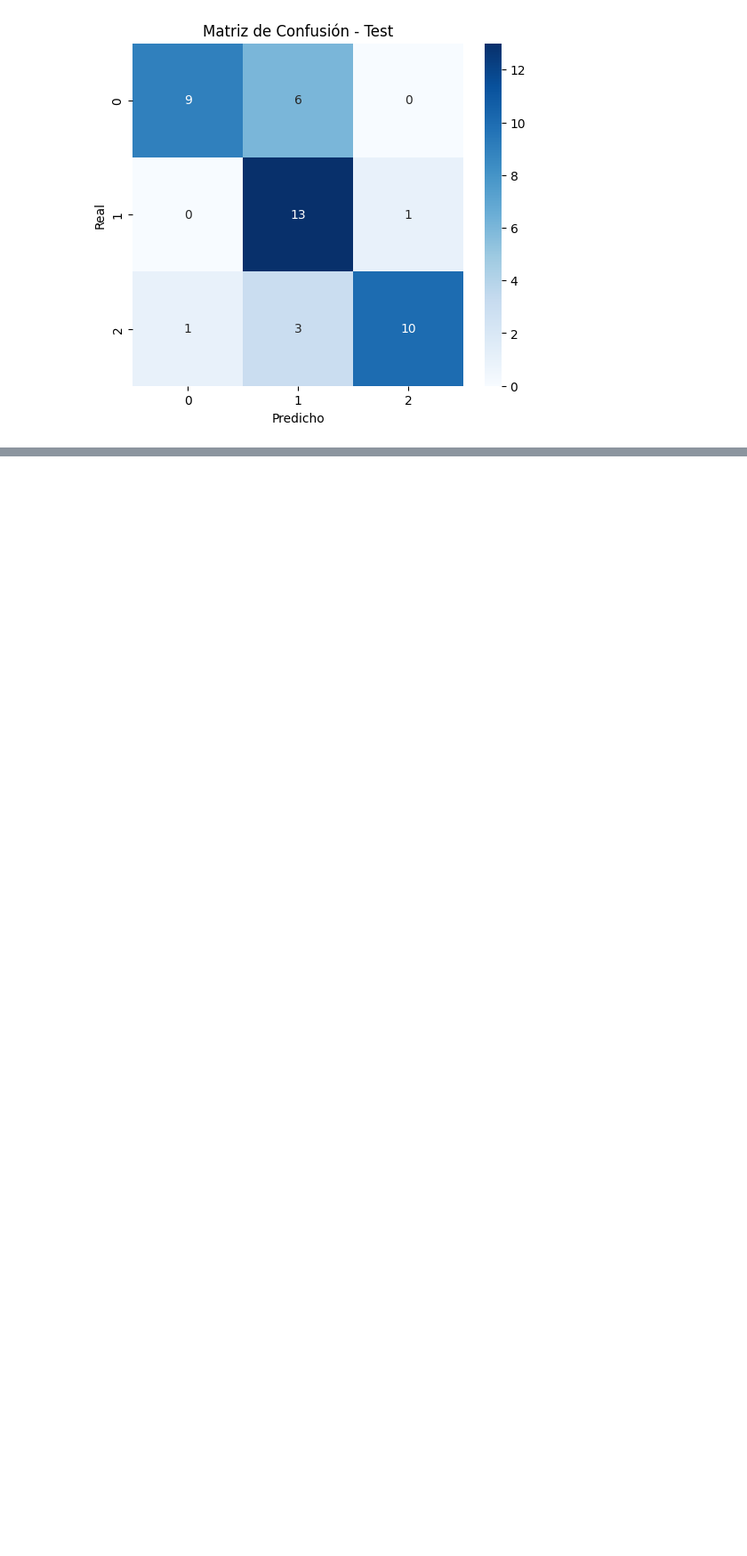
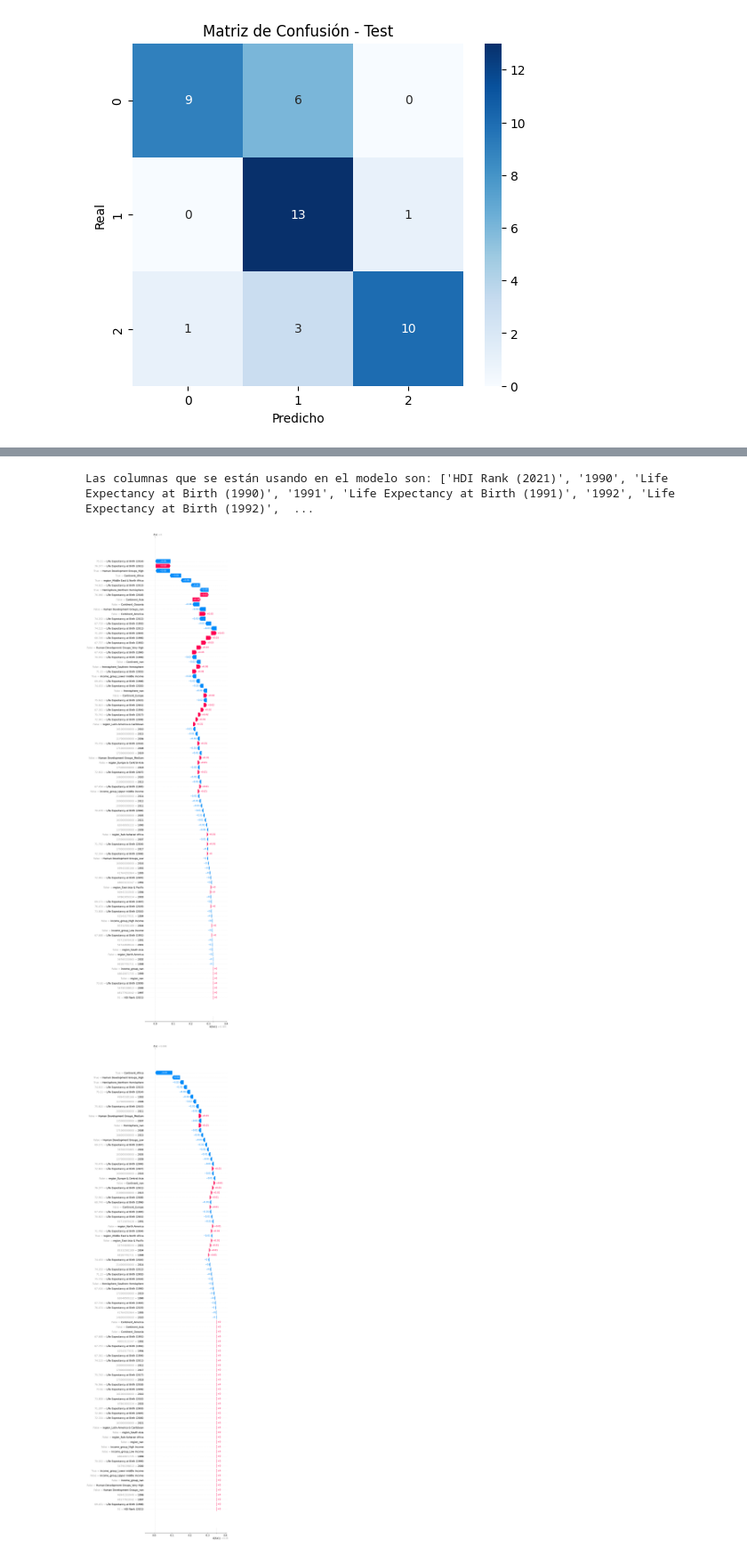
Before and after one commit to larubiano0/Parcial2-He2AI, a Jupyter notebook: GDP_script.ipynb, the cells around one changed output, grey strips where cells are left out. Shown at 89% size. Saved outputs shown, nothing was run; the diff lists cells and outputs as text; code cells hidden in the pictures; blank space fills up the shorter version.

```diff
--- a/GDP_script.ipynb
+++ b/GDP_script.ipynb
@@ -801,0 +963,57 @@ plot_conf_matrix(y_test_labels, y_pred, 'Matriz de Confusión - Test')
+# %%
+%matplotlib inline
+
+import shap
+
+
+# Seleccionar una muestra de fondo de X_train_scaled (por ejemplo, 100 instancias)
+background = shap.sample(X_train_scaled, 100)
+
+# Crear el explicador usando la función predict_proba del modelo best_mlp
+explainer = shap.KernelExplainer(best_mlp.predict_proba, background)
+
+# Calcular los valores SHAP para todas las instancias de X_test_scaled de forma aproximada
+# nsamples controla la cantidad de muestras usadas en la integración (aproximación)
+shap_values = explainer.shap_values(X_test_scaled, nsamples=100)
+
+# Visualizar el summary plot para todas las características (columnas)
+shap.summary_plot(
+    shap_values,
+    features=X_test_scaled,
+    feature_names=X.columns,
+    max_display=X_test_scaled.shape[1]
+)
+
+print("Las columnas que se están usando en el modelo son:", X_train.columns.tolist())
+# %% [output]
+Las columnas que se están usando en el modelo son: ['HDI Rank (2021)', '1990', 'Life Expectancy at Birth (1990)', '1991', 'Life Expectancy at Birth (1991)', '1992', 'Life Expectancy at Birth (1992)',  ...
+# %%
+import shap
+
+# shap_values_single -> lista de longitud 1
+# shap_values_matrix -> shap_values_single[0], con shape (92, 3)
+# explainer.expected_value -> algo como [base_clase0, base_clase1, base_clase2]
+# row_idx -> la fila que explicas en X_test
+
+shap_values_matrix = shap_values_single[0]  # (92, 3)
+
+for class_idx in range(3):
+    # 1) Tomar la columna correspondiente a la clase actual
+    feature_contributions = shap_values_matrix[:, class_idx]  # => shape (92,)
+
+    # 2) Tomar el base value de la clase actual
+    base_value = explainer.expected_value[class_idx]
+
+    # 3) Graficar el waterfall para esta clase
+    shap.waterfall_plot(
+        shap.Explanation(
+            base_values = base_value,
+            values = feature_contributions,
+            feature_names = X.columns,       # Asegúrate de que sean 92 nombres
+            data = X_test.iloc[row_idx],     # Opcional: valores originales de esa fila
+        ),
+        max_display=92  # Para mostrar todas las columnas
+    )
+# %% [output]
+[figure, added]
+[figure, added]
```
Also changed, not shown: parts of 5 cells of this notebook.
